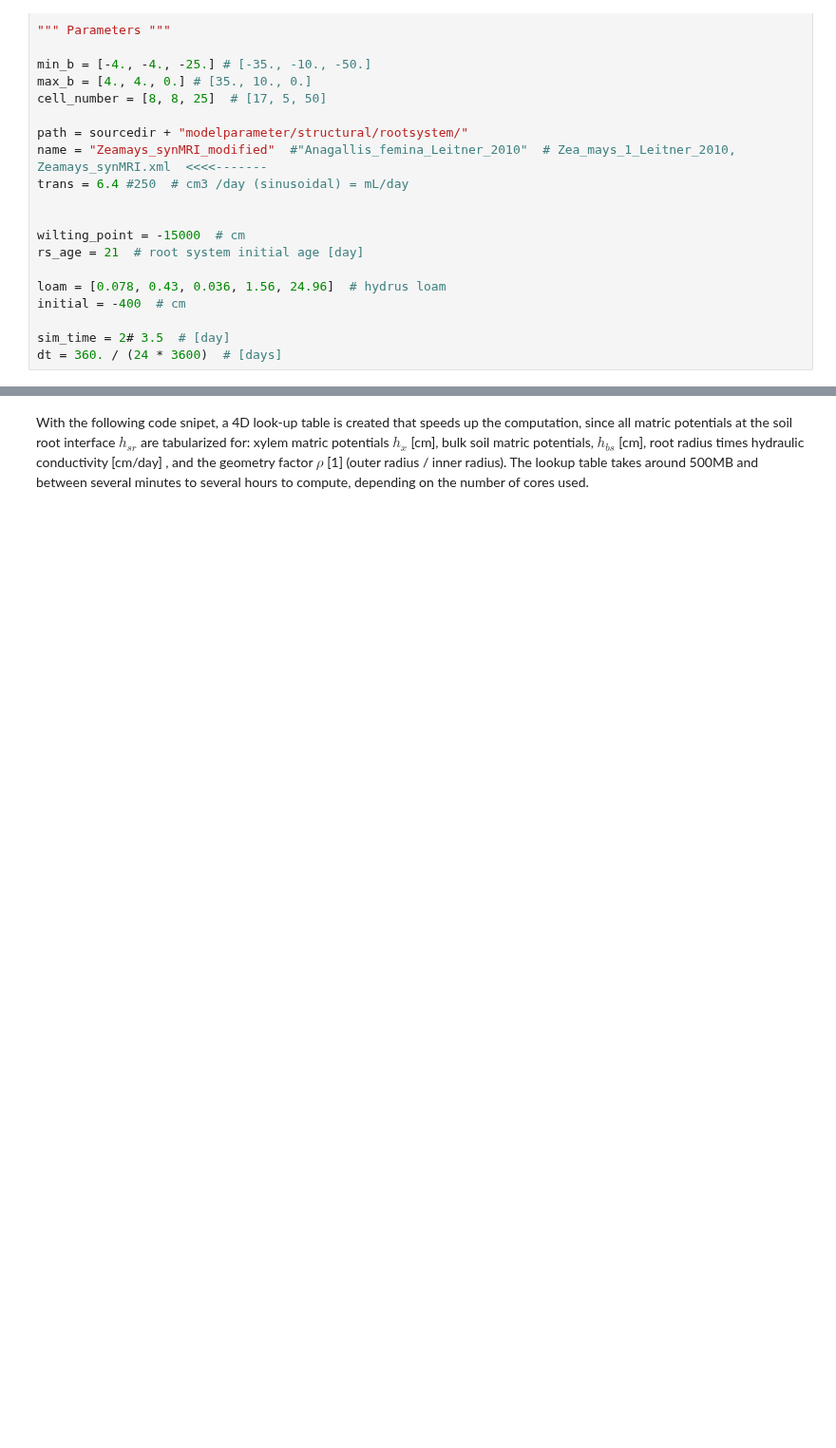
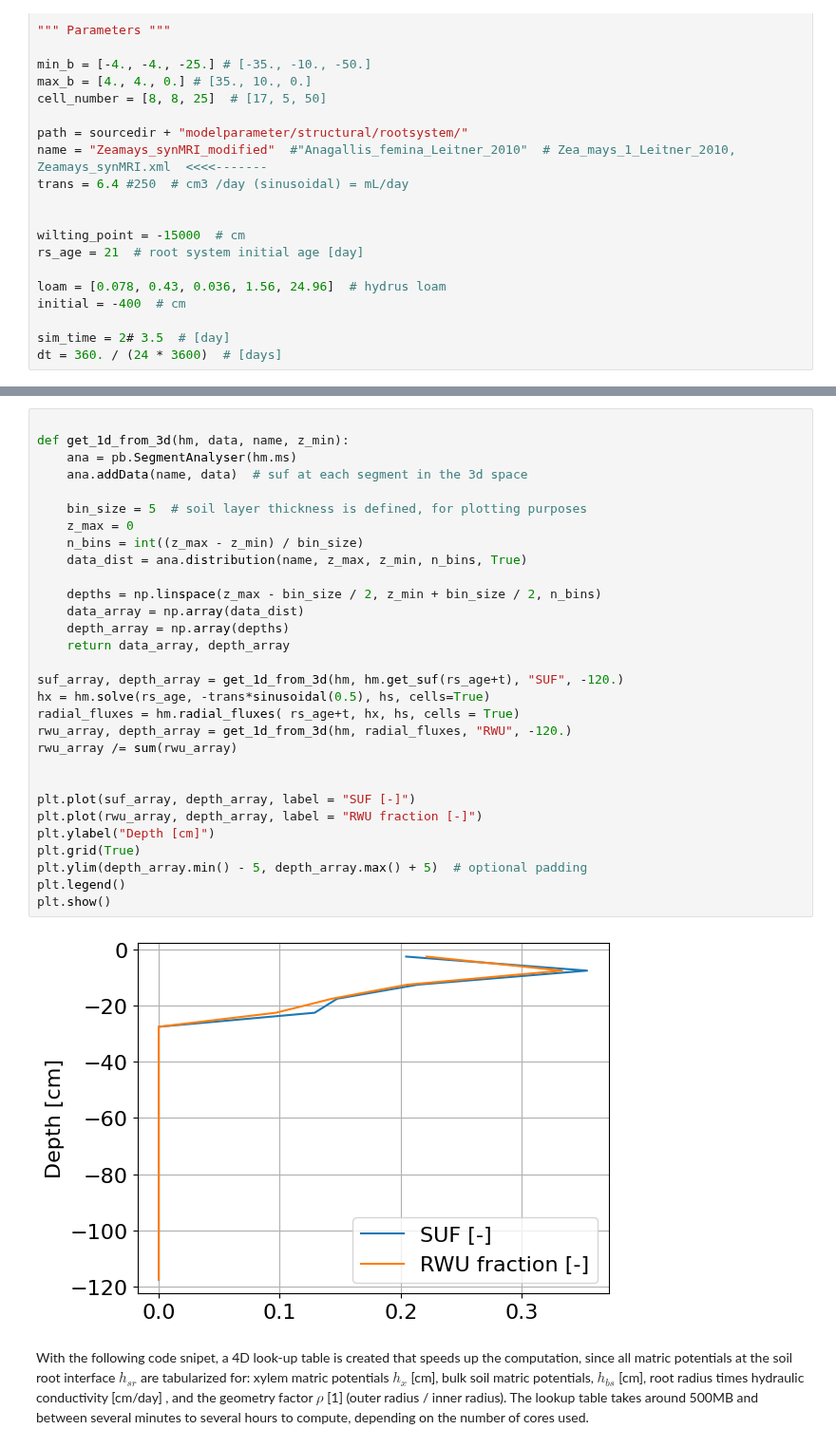
Before and after one commit to Plant-Root-Soil-Interactions-Modelling/CPlantBox, a Jupyter notebook: tutorial/jupyter/summer_school_2025/6_coupled_soil_root_hydraulics_perirhizal_resistance.ipynb, the cells around one changed output, grey strips where cells are left out. Shown at 95% size. Saved outputs shown, nothing was run; the diff lists cells and outputs as text; blank space fills up the shorter version.

```diff
--- a/tutorial/jupyter/summer_school_2025/6_coupled_soil_root_hydraulics_perirhizal_resistance.ipynb
+++ b/tutorial/jupyter/summer_school_2025/6_coupled_soil_root_hydraulics_perirhizal_resistance.ipynb
@@ -208,3 +210,35 @@ plt.show()
+# %%
+
+def get_1d_from_3d(hm, data, name, z_min):
+    ana = pb.SegmentAnalyser(hm.ms)
+    ana.addData(name, data)  # suf at each segment in the 3d space
+
+    bin_size = 5  # soil layer thickness is defined, for plotting purposes
+    z_max = 0
+    n_bins = int((z_max - z_min) / bin_size)
+    data_dist = ana.distribution(name, z_max, z_min, n_bins, True)
+
+    depths = np.linspace(z_max - bin_size / 2, z_min + bin_size / 2, n_bins)
+    data_array = np.array(data_dist)
+    depth_array = np.array(depths)
+    return data_array, depth_array
+
+suf_array, depth_array = get_1d_from_3d(hm, hm.get_suf(rs_age+t), "SUF", -120.)
+hx = hm.solve(rs_age, -trans*sinusoidal(0.5), hs, cells=True)
+radial_fluxes = hm.radial_fluxes( rs_age+t, hx, hs, cells = True)
+rwu_array, depth_array = get_1d_from_3d(hm, radial_fluxes, "RWU", -120.)
+rwu_array /= sum(rwu_array)
+
+
+plt.plot(suf_array, depth_array, label = "SUF [-]")
+plt.plot(rwu_array, depth_array, label = "RWU fraction [-]")
+plt.ylabel("Depth [cm]")
+plt.grid(True)
+plt.ylim(depth_array.min() - 5, depth_array.max() + 5)  # optional padding
+plt.legend()
+plt.show()
+# %% [output]
+[figure, added]
 # %% [markdown]
 With the following code snipet, a 4D look-up table is created that speeds up the computation, since all matric potentials at the soil root interface $h_{sr}$ are tabularized for: xylem matric potentials $h_x$ [cm], bulk soil matric potentials, $h_{bs}$ [cm], root radius times hydraulic conductivity [cm/day] , and the geometry factor $\rho$ [1] (outer radius / inner radius). The lookup table takes around 500MB and between several minutes to several hours to compute, depending on the number of cores used.
 # %%
```
Also changed, not shown: parts of 5 cells of this notebook, 2 other files.
